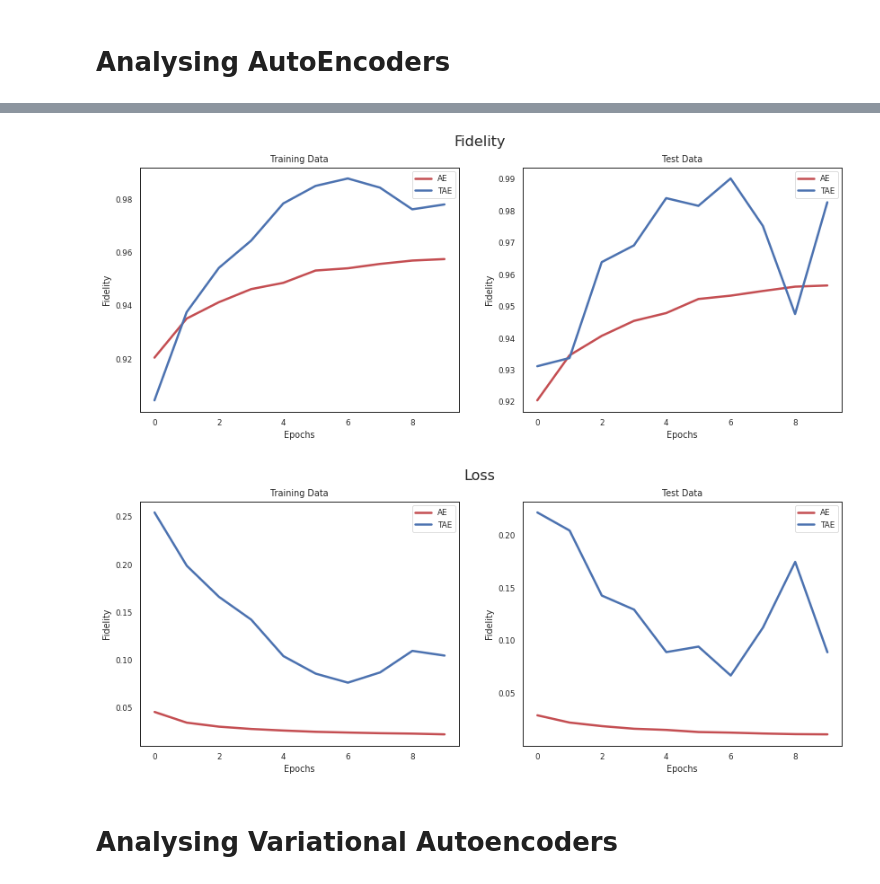
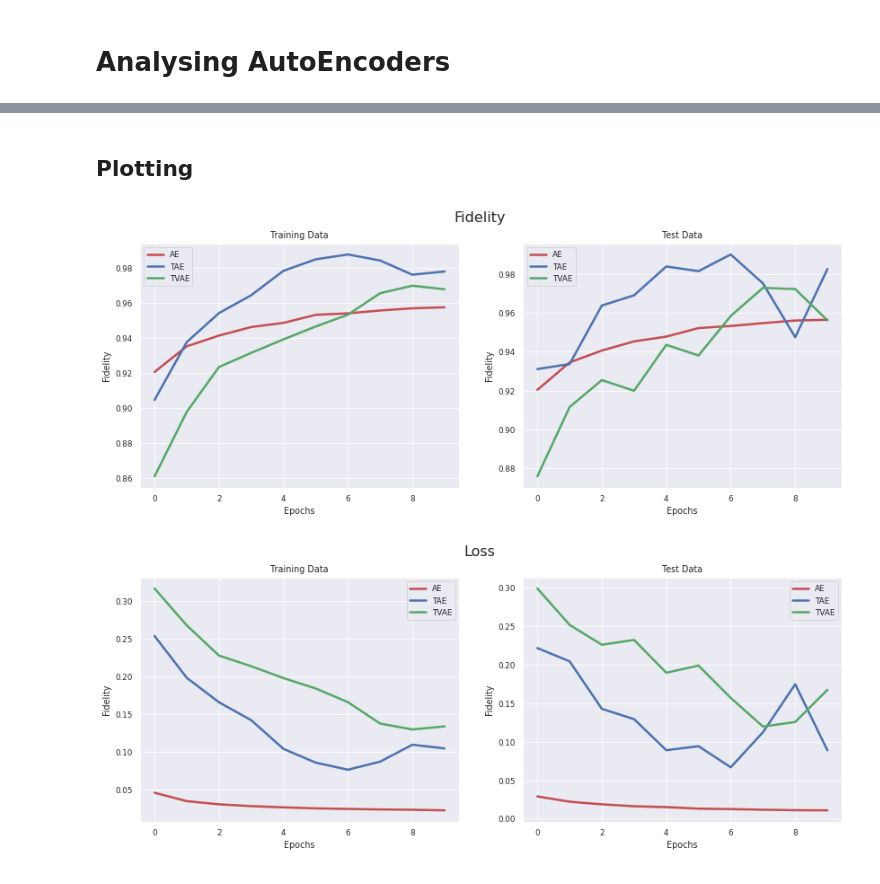
Before and after one commit to nahumsa/DM-Reconstruction, a Jupyter notebook: Analysis Results.ipynb, the cells around one changed output, grey strips where cells are left out. Drawn from its saved outputs; the diff is of its cells as text; code cells hidden in the pictures.

Commit message:
Added TVAE results

```diff
--- a/Analysis Results.ipynb
+++ b/Analysis Results.ipynb
@@ -32,33 +35,42 @@ TAE_Fidelity = np.loadtxt('Results/TAE/TAE_Fidelity.txt')
 TAE_Loss = np.loadtxt('Results/TAE/TAE_Loss.txt')
 TAE_val_Fidelity = np.loadtxt('Results/TAE/val_TAE_Fidelity.txt')
 TAE_val_Loss = np.loadtxt('Results/TAE/val_TAE_Loss.txt')
+# %%
+TVAE_Fidelity = np.loadtxt('Results/TVAE/TVAE_Fidelity.txt')
+TVAE_Loss = np.loadtxt('Results/TVAE/TVAE_Loss.txt')
+TVAE_val_Fidelity = np.loadtxt('Results/TVAE/val_TVAE_Fidelity.txt')
+TVAE_val_Loss = np.loadtxt('Results/TVAE/val_TVAE_Loss.txt')
 # %%
 epochs = range(len(TAE_Fidelity))
+# %% [markdown]
+## Plotting
 # %%
 fig = plt.figure(figsize=(14,5))
 gs = fig.add_gridspec(1, 2)
 ax1 = fig.add_subplot(gs[0, 0])
 ax2 = fig.add_subplot(gs[0, 1])
 
 fig.suptitle('Fidelity', size=16)
 
 ax1.plot(epochs, AE_Fidelity, 'r', label='AE')
 ax1.plot(epochs, TAE_Fidelity, 'b', label='TAE')
+ax1.plot(epochs, TVAE_Fidelity, 'g', label='TVAE')
 ax1.set_title('Training Data')
 ax1.set_xlabel('Epochs')
 ax1.set_ylabel('Fidelity')
 ax1.legend()
 
 ax2.plot(epochs, AE_val_Fidelity, 'r', label='AE')
 ax2.plot(epochs, TAE_val_Fidelity, 'b', label='TAE')
+ax2.plot(epochs, TVAE_val_Fidelity, 'g', label='TVAE')
 ax2.set_title('Test Data')
 ax2.set_xlabel('Epochs')
 ax2.set_ylabel('Fidelity')
 ax2.legend()
 
 plt.show()
 # %% [output]
-[figure, old version]
+[figure, new version]
 # %%
 fig = plt.figure(figsize=(14,5))
 gs = fig.add_gridspec(1, 2)
@@ -68,6 +80,7 @@ ax2 = fig.add_subplot(gs[0, 1])
 fig.suptitle('Loss', size=16)
 ax1.plot(epochs, AE_Loss, 'r', label='AE')
 ax1.plot(epochs, TAE_Loss, 'b', label='TAE')
+ax1.plot(epochs, TVAE_Loss/10, 'g', label='TVAE')
 ax1.set_title('Training Data')
 ax1.set_xlabel('Epochs')
 ax1.set_ylabel('Fidelity')
@@ -75,6 +88,7 @@ ax1.legend()
 
 ax2.plot(epochs, AE_val_Loss, 'r', label='AE')
 ax2.plot(epochs, TAE_val_Loss, 'b', label='TAE')
+ax2.plot(epochs, TVAE_val_Loss/10, 'g', label='TVAE')
 ax2.set_title('Test Data')
 ax2.set_xlabel('Epochs')
 ax2.set_ylabel('Fidelity')
@@ -82,6 +96,4 @@ ax2.legend()
 
 plt.show()
 # %% [output]
-[figure, old version]
+[figure, new version]
-# %% [markdown]
-# Analysing Variational Autoencoders
```
Also changed, not shown: parts of 2 cells of this notebook.
